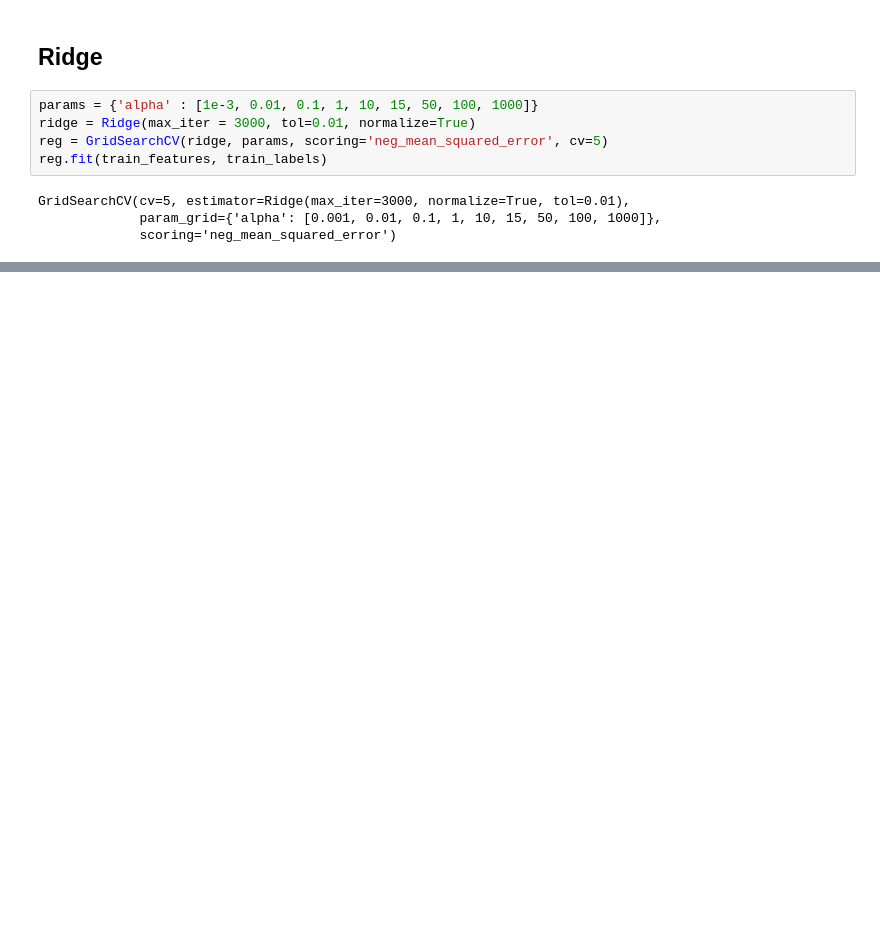
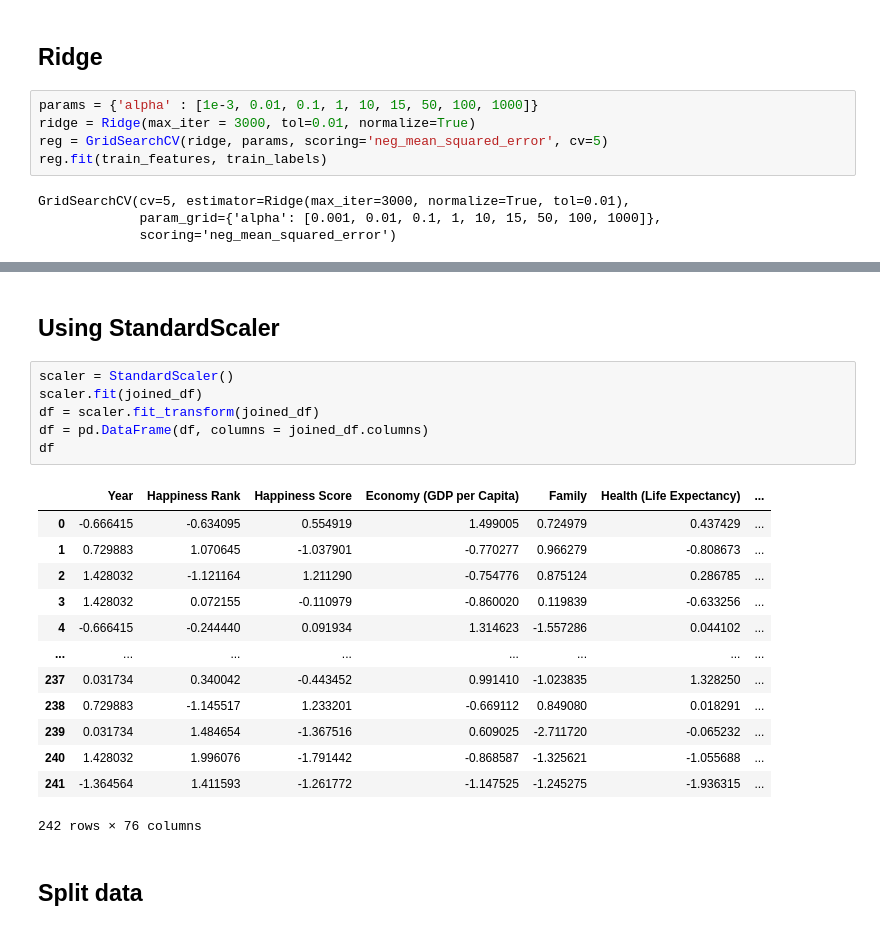
Before and after one commit to HieuVuong001/DataChallenge1, a Jupyter notebook: DataChallenge.ipynb, the cells around one changed output, grey strips where cells are left out. Drawn from its saved outputs; the diff is of its cells as text; blank space fills up the shorter version.

Commit message:
StandardScaled applied

```diff
--- a/DataChallenge.ipynb
+++ b/DataChallenge.ipynb
@@ -280,0 +295,24 @@ mean_squared_error(test_labels, reg.predict(test_features_1))
+# %% [markdown]
+## Using StandardScaler
+# %%
+scaler = StandardScaler()
+scaler.fit(joined_df)
+df = scaler.fit_transform(joined_df)
+df = pd.DataFrame(df, columns = joined_df.columns)
+df
+# %% [output]
+|  | Year | Happiness Rank | Happiness Score | Economy (GDP per Capita) | Family | Health (Life Expectancy) | ... |
+| 0 | -0.666415 | -0.634095 | 0.554919 | 1.499005 | 0.724979 | 0.437429 | ... |
+| 1 | 0.729883 | 1.070645 | -1.037901 | -0.770277 | 0.966279 | -0.808673 | ... |
+| 2 | 1.428032 | -1.121164 | 1.211290 | -0.754776 | 0.875124 | 0.286785 | ... |
+| 3 | 1.428032 | 0.072155 | -0.110979 | -0.860020 | 0.119839 | -0.633256 | ... |
+| 4 | -0.666415 | -0.244440 | 0.091934 | 1.314623 | -1.557286 | 0.044102 | ... |
+| ... | ... | ... | ... | ... | ... | ... | ... |
+| 237 | 0.031734 | 0.340042 | -0.443452 | 0.991410 | -1.023835 | 1.328250 | ... |
+| 238 | 0.729883 | -1.145517 | 1.233201 | -0.669112 | 0.849080 | 0.018291 | ... |
+| 239 | 0.031734 | 1.484654 | -1.367516 | 0.609025 | -2.711720 | -0.065232 | ... |
+| 240 | 1.428032 | 1.996076 | -1.791442 | -0.868587 | -1.325621 | -1.055688 | ... |
+| 241 | -1.364564 | 1.411593 | -1.261772 | -1.147525 | -1.245275 | -1.936315 | ... |
+242 rows × 76 columns
+# %% [markdown]
+## Split data
```
Also changed, not shown: parts of 19 cells of this notebook.
